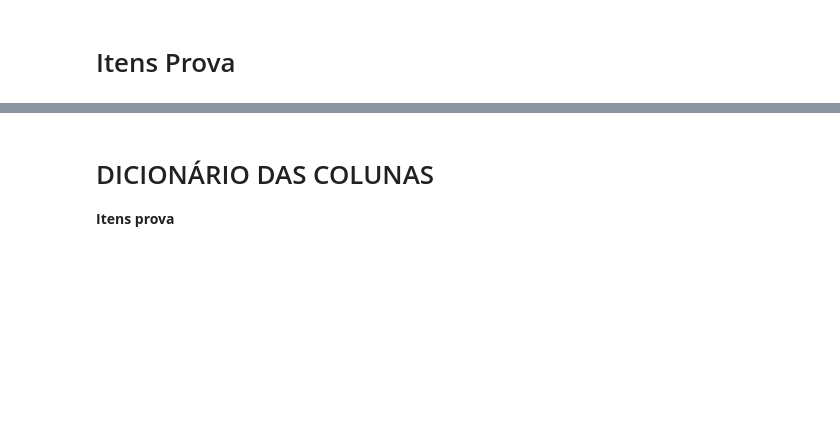
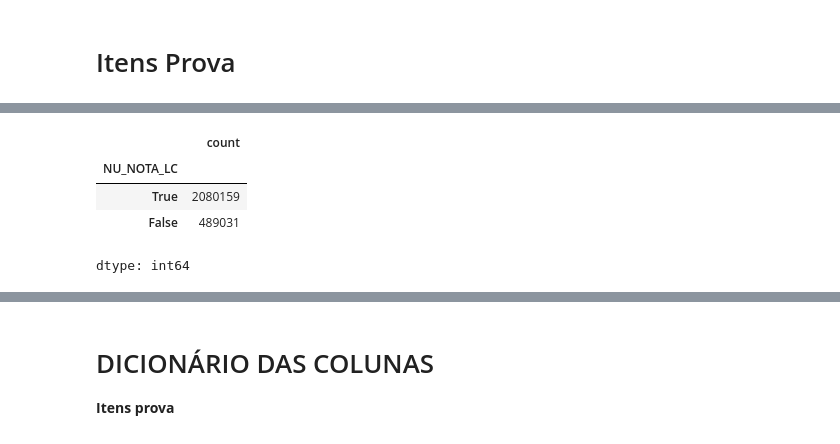
Before and after one commit to MiguelMussalam/predicao_ia_notas_enem, a Jupyter notebook: Tratamento_dos_dados_brutos_do_ENEM_2023.ipynb, the cells around one changed output, grey strips where cells are left out. Saved outputs shown, nothing was run; the diff lists cells and outputs as text; code cells hidden in the pictures; blank space fills up the shorter version.

```diff
--- a/Tratamento_dos_dados_brutos_do_ENEM_2023.ipynb
+++ b/Tratamento_dos_dados_brutos_do_ENEM_2023.ipynb
@@ -143,0 +275,10 @@ files.download('microdados_tratados_enem_2023_500_linhas.xlsx')
+# %%
+# - Classe 2
+cont_valor_2 = (microdados.NU_NOTA_LC >= 401) & (microdados.NU_NOTA_LC < 601)
+cont_valor_2.value_counts()
+# %% [output]
+|  | count |
+| NU_NOTA_LC |  |
+| True | 2080159 |
+| False | 489031 |
+dtype: int64
```
Also changed, not shown: parts of 4 cells of this notebook.
